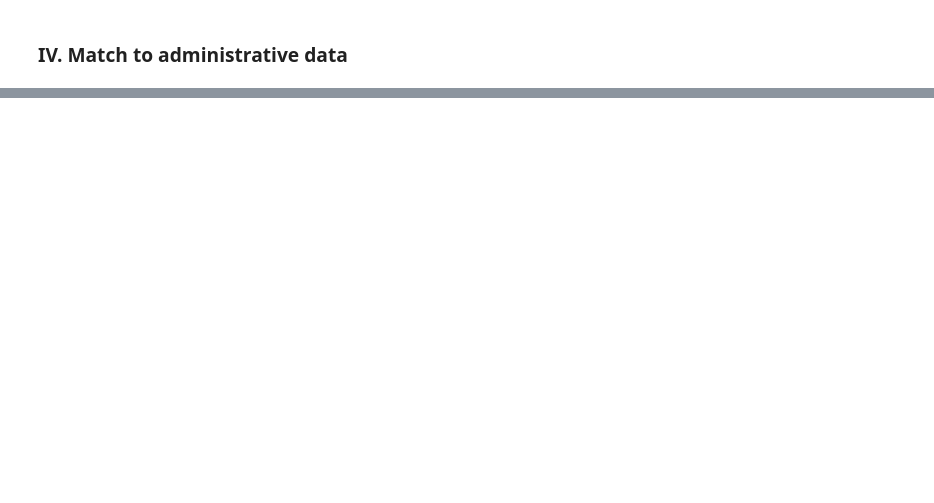
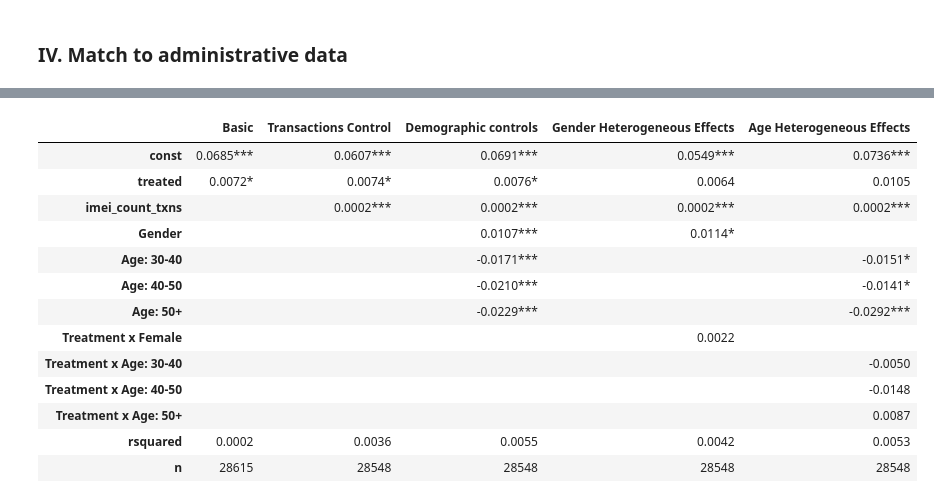
Before and after one commit to emilylaiken/togo-phone-sharing, a Jupyter notebook: phone_sharing.ipynb, the cells around one changed output, grey strips where cells are left out. Drawn from its saved outputs; the diff is of its cells as text; code cells hidden in the pictures; blank space fills up the shorter version.

```diff
--- a/phone_sharing.ipynb
+++ b/phone_sharing.ipynb
@@ -594,0 +794,47 @@ array([0, 0, 1, ..., 0, 0, 0])
+# %%
+outcome = 'msisdn_per_imei'
+regressions = [
+    ('Basic', ['treated']),
+    ('Transactions Control', ['treated', 'imei_count_txns']),
+    ('Demographic controls', ['treated', 'imei_count_txns', 'Gender', 'Age: 30-40', 'Age: 40-50', 'Age: 50+']),
+    ('Gender Heterogeneous Effects', ['treated', 'imei_count_txns', 'Gender', 'Treatment x Female']),
+    ('Age Heterogeneous Effects', ['treated', 'imei_count_txns', 'Age: 30-40', 'Age: 40-50', 'Age: 50+',
+                                  'Treatment x Age: 30-40', 'Treatment x Age: 40-50', 'Treatment x Age: 50+'])
+]
+
+table = []
+for label, covariates in regressions:
+    regression_data = data[covariates + [outcome]].dropna().copy()
+    regression_data[outcome] = (regression_data[outcome] > 1).astype('int')
+
+    y = regression_data[outcome]
+    x = sm.add_constant(regression_data[covariates].copy())
+    result = sm.OLS(y, x).fit()
+
+    stars = {result.pvalues.index[i]:'***' if result.pvalues[i] < 0.001 else '**' if result.pvalues[i] < 0.01 \
+            else '*' if result.pvalues[i] < 0.05 else '' for i in range(len(result.pvalues))}
+    params = {result.params.index[i]: ('%.4f' % result.params[i]) + stars[result.params.index[i]] \
+              for i in range(len(result.params))}
+    table.append({**params, **{'rsquared': '%.4f' % result.rsquared, 'n':'%i' % result.nobs}})
+
+table = pd.DataFrame(table).T.sort_index().fillna('')
+table.columns = [label for label, _ in regressions]
+table = table.reindex(['const', 'treated', 'imei_count_txns', 'Gender', 'Age: 30-40', 'Age: 40-50',
+                       'Age: 50+', 'Treatment x Female', 'Treatment x Age: 30-40', 'Treatment x Age: 40-50',
+                       'Treatment x Age: 50+', 'rsquared', 'n'])
+table
+# %% [output]
+|  | Basic | Transactions Control | Demographic controls | Gender Heterogeneous Effects | Age Heterogeneous Effects |
+| const | 0.0685*** | 0.0607*** | 0.0691*** | 0.0549*** | 0.0736*** |
+| treated | 0.0072* | 0.0074* | 0.0076* | 0.0064 | 0.0105 |
+| imei_count_txns |  | 0.0002*** | 0.0002*** | 0.0002*** | 0.0002*** |
+| Gender |  |  | 0.0107*** | 0.0114* |  |
+| Age: 30-40 |  |  | -0.0171*** |  | -0.0151* |
+| Age: 40-50 |  |  | -0.0210*** |  | -0.0141* |
+| Age: 50+ |  |  | -0.0229*** |  | -0.0292*** |
+| Treatment x Female |  |  |  | 0.0022 |  |
+| Treatment x Age: 30-40 |  |  |  |  | -0.0050 |
+| Treatment x Age: 40-50 |  |  |  |  | -0.0148 |
+| Treatment x Age: 50+ |  |  |  |  | 0.0087 |
+| rsquared | 0.0002 | 0.0036 | 0.0055 | 0.0042 | 0.0053 |
+| n | 28615 | 28548 | 28548 | 28548 | 28548 |
```
Also changed, not shown: parts of 65 cells of this notebook, 1 other file.
